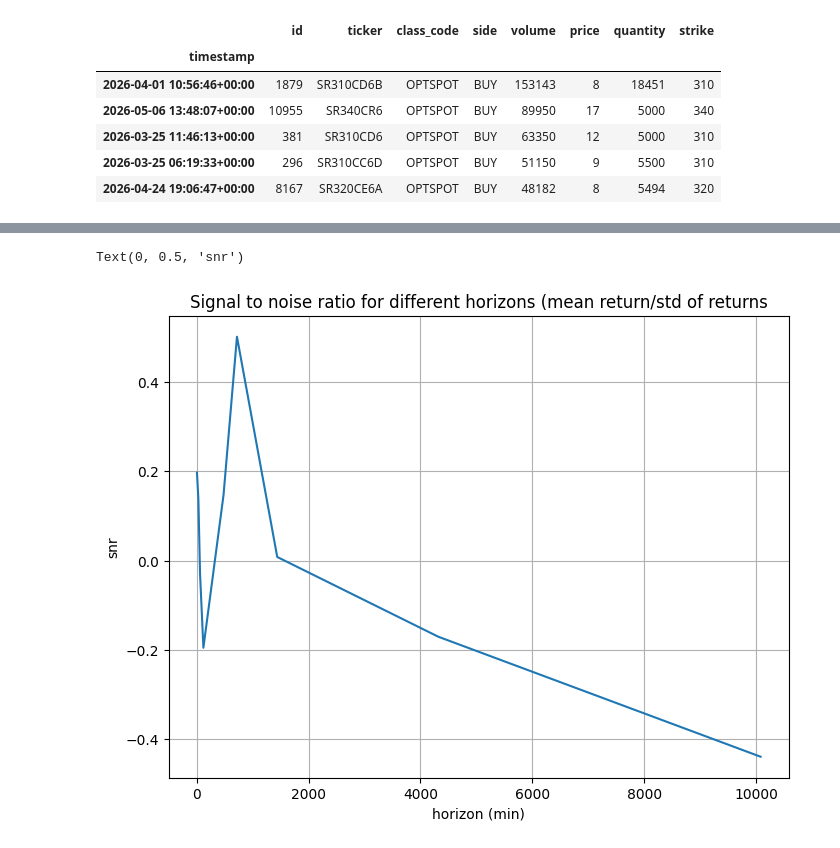
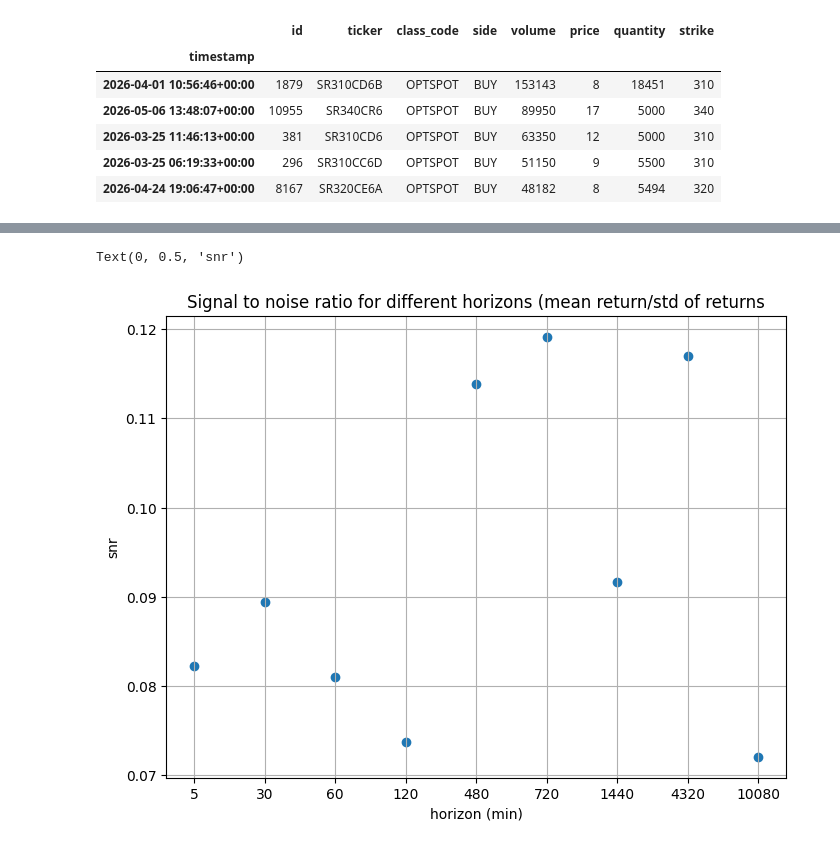
Before and after one commit to SigmaFlowX/Sber-Moex-Options, a Jupyter notebook: notebooks/large_orders_analysis.ipynb, the cells around one changed output, grey strips where cells are left out. Cells and saved outputs as stored; diff of their text form; code cells hidden in the pictures.

Commit message:
added snr graph

```diff
--- a/notebooks/large_orders_analysis.ipynb
+++ b/notebooks/large_orders_analysis.ipynb
@@ -25,5 +27,5 @@ KeyError: 'timestamp'
 # %%
-large_buy_orders = orders_df[orders_df['side'] == "BUY"].sort_values(by='volume', ascending=False).head(50)
+large_buy_orders = orders_df[orders_df['side'] == "BUY"].sort_values(by='volume', ascending=False).head(200)
 large_buy_orders.head(5)
 # %% [output]
 |  | id | ticker | class_code | side | volume | price | quantity | strike |
@@ -149,11 +151,12 @@ for h in horizons:
     snr.append(mean/std)
 # %%
 fig = plt.figure(figsize=(8,6))
-plt.plot(horizons, snr)
+plt.scatter(range(len(horizons)), snr)
+plt.xticks(range(len(horizons)), horizons)
 plt.grid()
 plt.title("Signal to noise ratio for different horizons (mean return/std of returns")
 plt.xlabel("horizon (min)")
 plt.ylabel("snr")
 # %% [output]
 Text(0, 0.5, 'snr')
-[figure, old version]
+[figure, new version]
```
Also changed, not shown: parts of 5 cells of this notebook.
